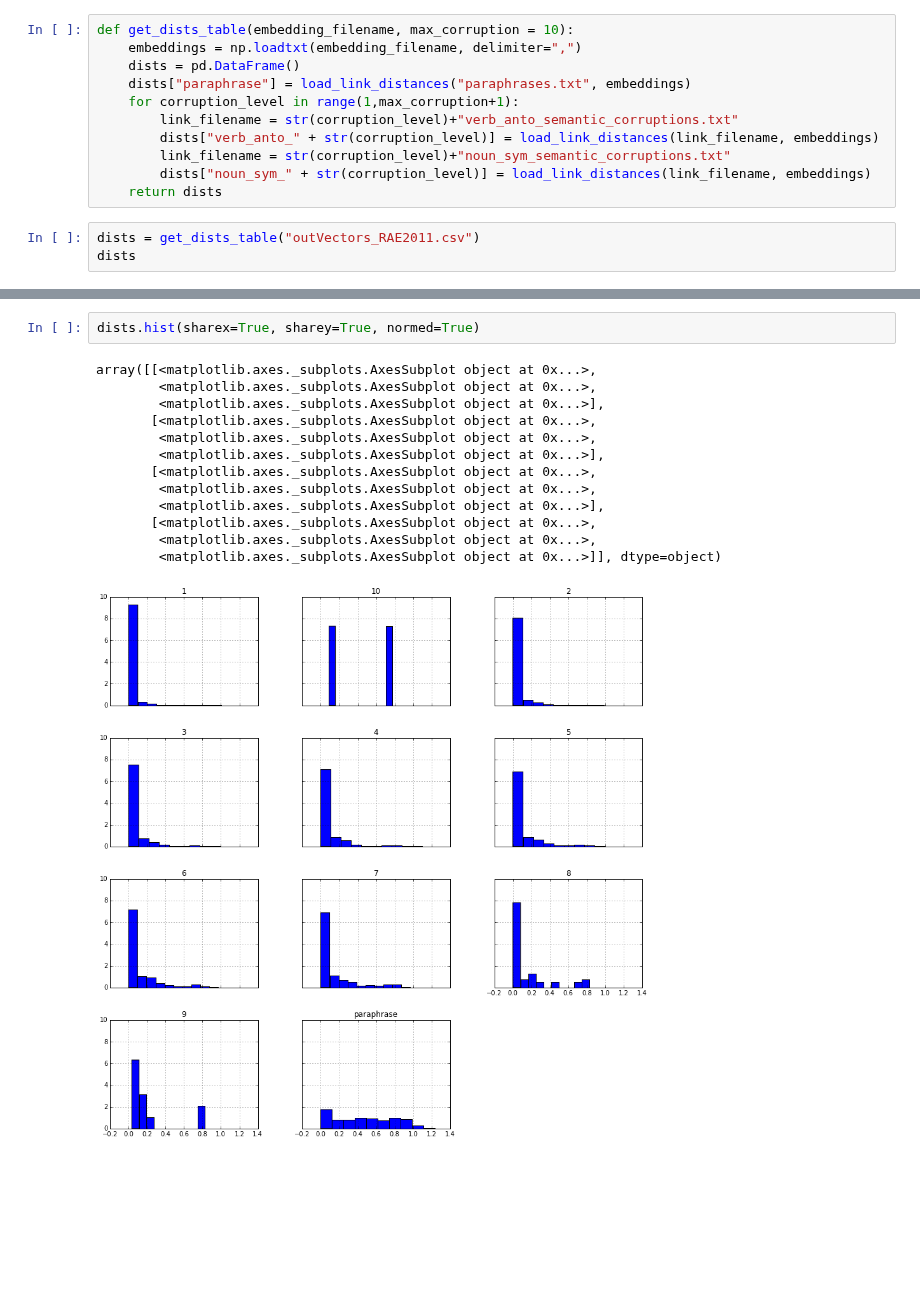
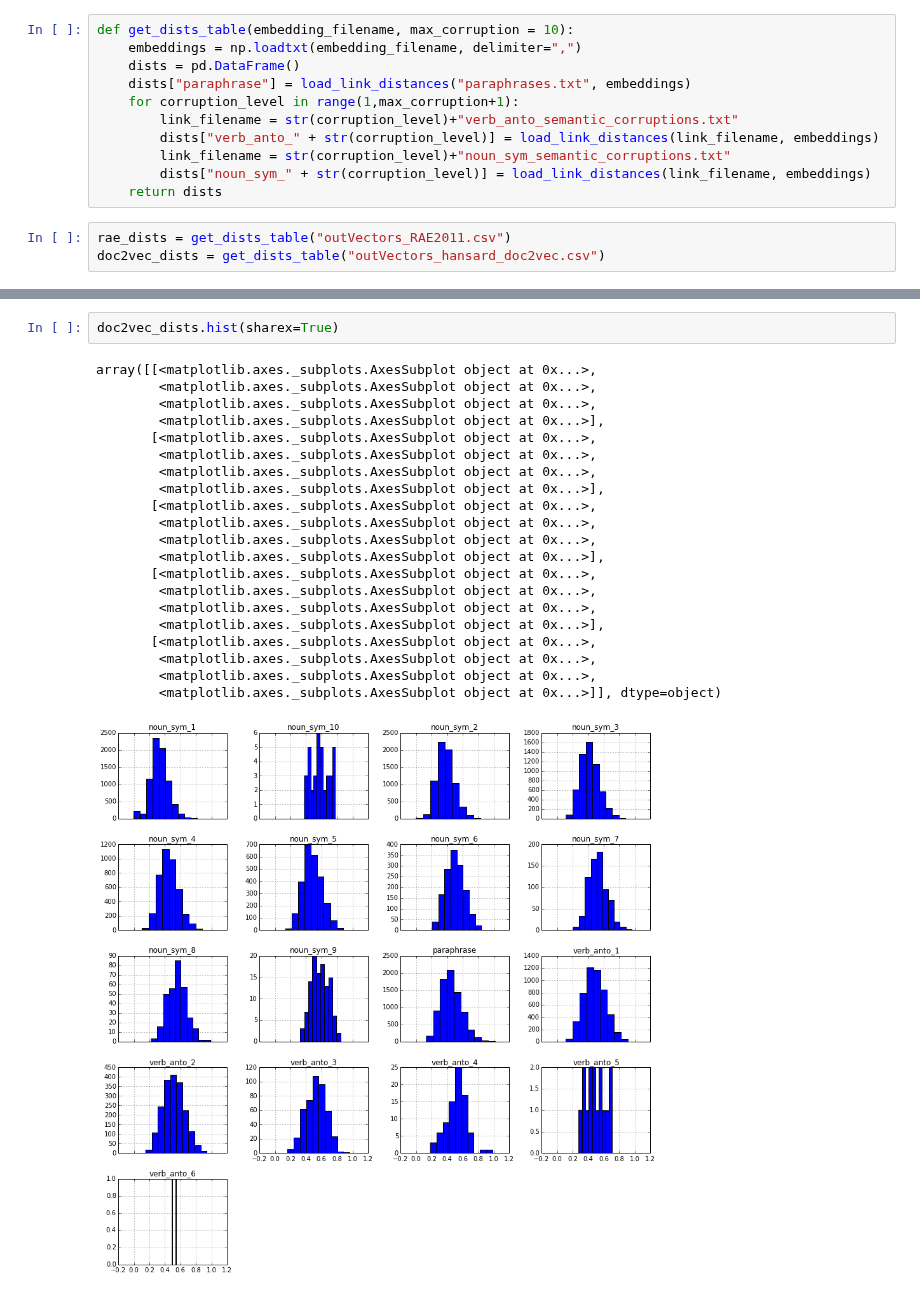
Before and after one commit to oxinabox/phd, a Jupyter notebook: prototypes/Projects/SemanticVsSyntacticEval/results_analysis.ipynb, the cells around one changed output, grey strips where cells are left out. Saved outputs shown, nothing was run; the diff lists cells and outputs as text; blank space fills up the shorter version.

```diff
--- a/prototypes/Projects/SemanticVsSyntacticEval/results_analysis.ipynb
+++ b/prototypes/Projects/SemanticVsSyntacticEval/results_analysis.ipynb
@@ -51,5 +39,5 @@ def get_dists_table(embedding_filename, max_corruption = 10):
         dists["noun_sym_" + str(corruption_level)] = load_link_distances(link_filename, embeddings)
     return dists
 # %%
-dists = get_dists_table("outVectors_RAE2011.csv")
-dists
+rae_dists = get_dists_table("outVectors_RAE2011.csv")
+doc2vec_dists = get_dists_table("outVectors_hansard_doc2vec.csv")
@@ -111,16 +92,24 @@ pl.rcParams['figure.figsize'] = 15, 15
 # %%
-dists.hist(sharex=True, sharey=True, normed=True)
+doc2vec_dists.hist(sharex=True)
 # %% [output]
 array([[<matplotlib.axes._subplots.AxesSubplot object at 0x...>,
+        <matplotlib.axes._subplots.AxesSubplot object at 0x...>,
         <matplotlib.axes._subplots.AxesSubplot object at 0x...>,
         <matplotlib.axes._subplots.AxesSubplot object at 0x...>],
        [<matplotlib.axes._subplots.AxesSubplot object at 0x...>,
         <matplotlib.axes._subplots.AxesSubplot object at 0x...>,
-        <matplotlib.axes._subplots.AxesSubplot object at 0x...>],
-       [<matplotlib.axes._subplots.AxesSubplot object at 0x...>,
         <matplotlib.axes._subplots.AxesSubplot object at 0x...>,
         <matplotlib.axes._subplots.AxesSubplot object at 0x...>],
        [<matplotlib.axes._subplots.AxesSubplot object at 0x...>,
         <matplotlib.axes._subplots.AxesSubplot object at 0x...>,
+        <matplotlib.axes._subplots.AxesSubplot object at 0x...>,
+        <matplotlib.axes._subplots.AxesSubplot object at 0x...>],
+       [<matplotlib.axes._subplots.AxesSubplot object at 0x...>,
+        <matplotlib.axes._subplots.AxesSubplot object at 0x...>,
+        <matplotlib.axes._subplots.AxesSubplot object at 0x...>,
+        <matplotlib.axes._subplots.AxesSubplot object at 0x...>],
+       [<matplotlib.axes._subplots.AxesSubplot object at 0x...>,
+        <matplotlib.axes._subplots.AxesSubplot object at 0x...>,
+        <matplotlib.axes._subplots.AxesSubplot object at 0x...>,
         <matplotlib.axes._subplots.AxesSubplot object at 0x...>]], dtype=object)
-[figure, old version]
+[figure, new version]
```
Also changed, not shown: parts of 14 cells of this notebook, 12 other files.
